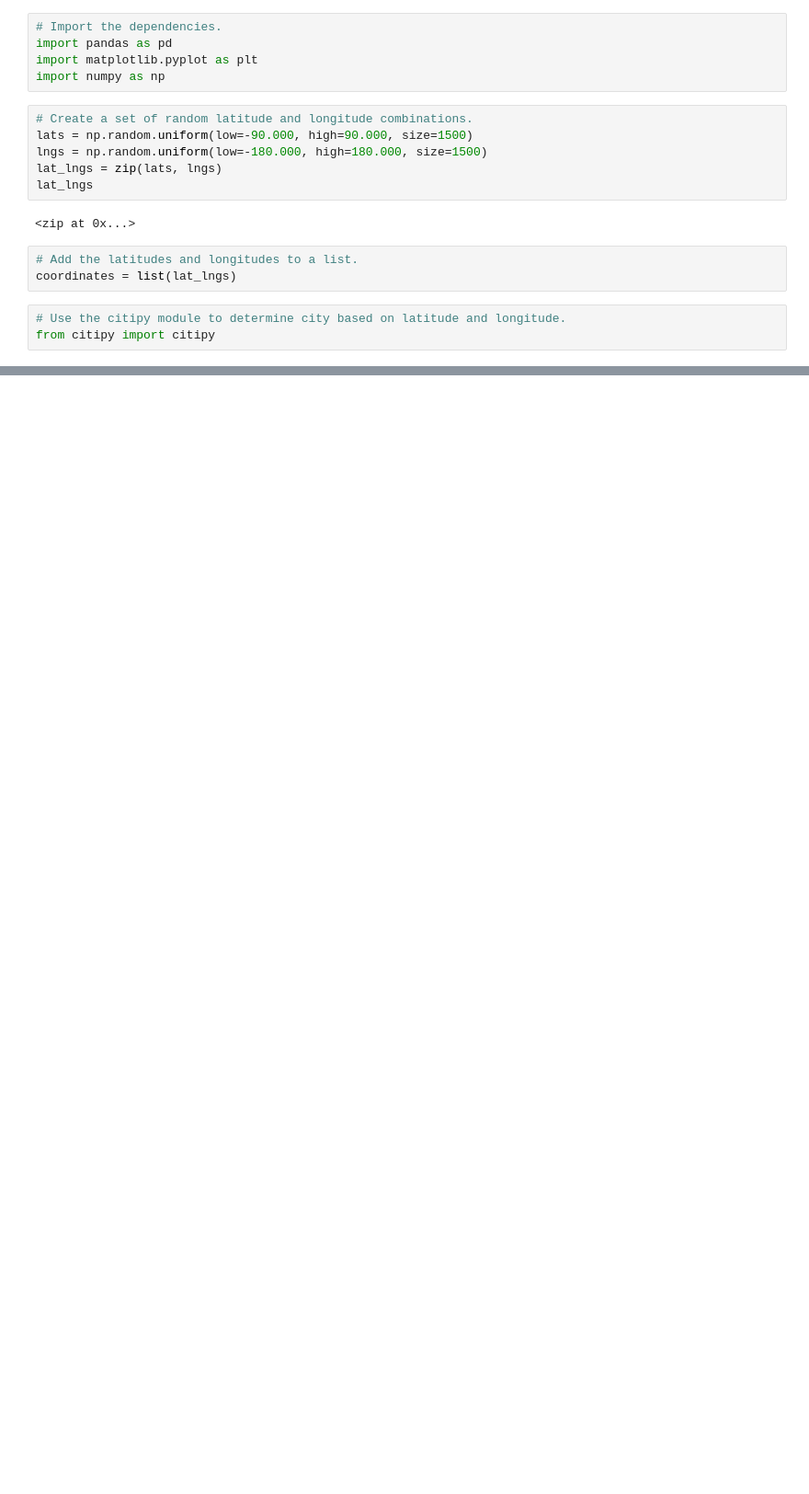
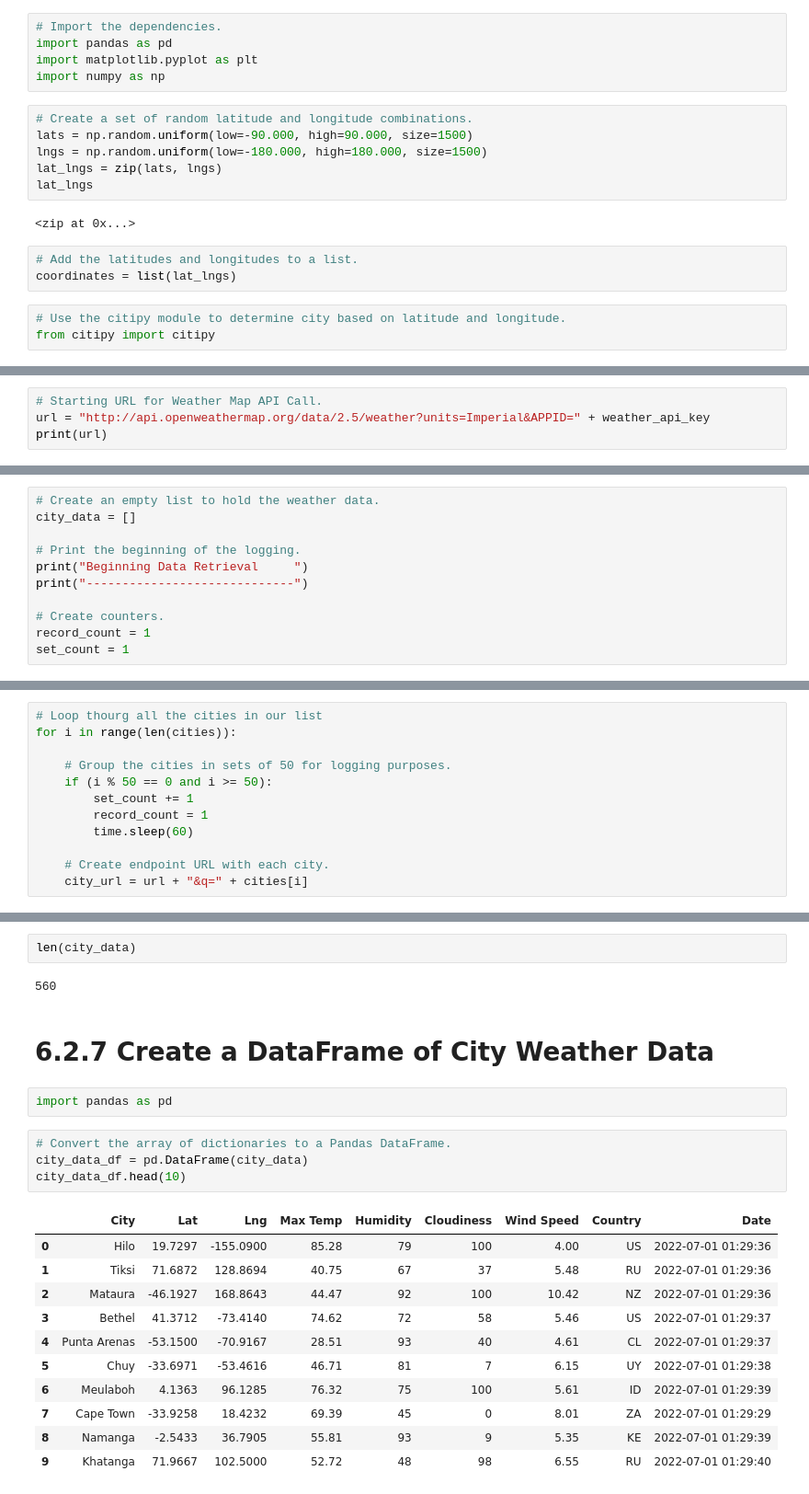
Before and after one commit to veenapu/World_Weather_analysis, a Jupyter notebook: WeatherPy.ipynb, the cells around one changed output, grey strips where cells are left out. Shown at 92% size. Saved outputs shown, nothing was run; the diff lists cells and outputs as text; blank space fills up the shorter version.

```diff
--- a/WeatherPy.ipynb
+++ b/WeatherPy.ipynb
@@ -33,0 +46,4 @@ len(cities)
+# %%
+# Starting URL for Weather Map API Call.
+url = "http://api.openweathermap.org/data/2.5/weather?units=Imperial&APPID=" + weather_api_key
+print(url)
@@ -33,0 +52,11 @@ len(cities)
+# %%
+# Create an empty list to hold the weather data.
+city_data = []
+
+# Print the beginning of the logging.
+print("Beginning Data Retrieval     ")
+print("-----------------------------")
+
+# Create counters.
+record_count = 1
+set_count = 1
@@ -33,0 +66,12 @@ len(cities)
+# %%
+# Loop thourg all the cities in our list
+for i in range(len(cities)):
+
+    # Group the cities in sets of 50 for logging purposes.
+    if (i % 50 == 0 and i >= 50):
+        set_count += 1
+        record_count = 1
+        time.sleep(60)
+
+    # Create endpoint URL with each city.
+    city_url = url + "&q=" + cities[i]
@@ -33,0 +152,24 @@ len(cities)
+# %%
+len(city_data)
+# %% [output]
+560
+# %% [markdown]
+# 6.2.7 Create a DataFrame of City Weather Data
+# %%
+import pandas as pd
+# %%
+# Convert the array of dictionaries to a Pandas DataFrame.
+city_data_df = pd.DataFrame(city_data)
+city_data_df.head(10)
+# %% [output]
+|  | City | Lat | Lng | Max Temp | Humidity | Cloudiness | Wind Speed | Country | Date |
+| 0 | Hilo | 19.7297 | -155.0900 | 85.28 | 79 | 100 | 4.00 | US | 2022-07-01 01:29:36 |
+| 1 | Tiksi | 71.6872 | 128.8694 | 40.75 | 67 | 37 | 5.48 | RU | 2022-07-01 01:29:36 |
+| 2 | Mataura | -46.1927 | 168.8643 | 44.47 | 92 | 100 | 10.42 | NZ | 2022-07-01 01:29:36 |
+| 3 | Bethel | 41.3712 | -73.4140 | 74.62 | 72 | 58 | 5.46 | US | 2022-07-01 01:29:37 |
+| 4 | Punta Arenas | -53.1500 | -70.9167 | 28.51 | 93 | 40 | 4.61 | CL | 2022-07-01 01:29:37 |
+| 5 | Chuy | -33.6971 | -53.4616 | 46.71 | 81 | 7 | 6.15 | UY | 2022-07-01 01:29:38 |
+| 6 | Meulaboh | 4.1363 | 96.1285 | 76.32 | 75 | 100 | 5.61 | ID | 2022-07-01 01:29:39 |
+| 7 | Cape Town | -33.9258 | 18.4232 | 69.39 | 45 | 0 | 8.01 | ZA | 2022-07-01 01:29:29 |
+| 8 | Namanga | -2.5433 | 36.7905 | 55.81 | 93 | 9 | 5.35 | KE | 2022-07-01 01:29:39 |
+| 9 | Khatanga | 71.9667 | 102.5000 | 52.72 | 48 | 98 | 6.55 | RU | 2022-07-01 01:29:40 |
```
Also changed, not shown: parts of 10 cells of this notebook, 3 other files.
